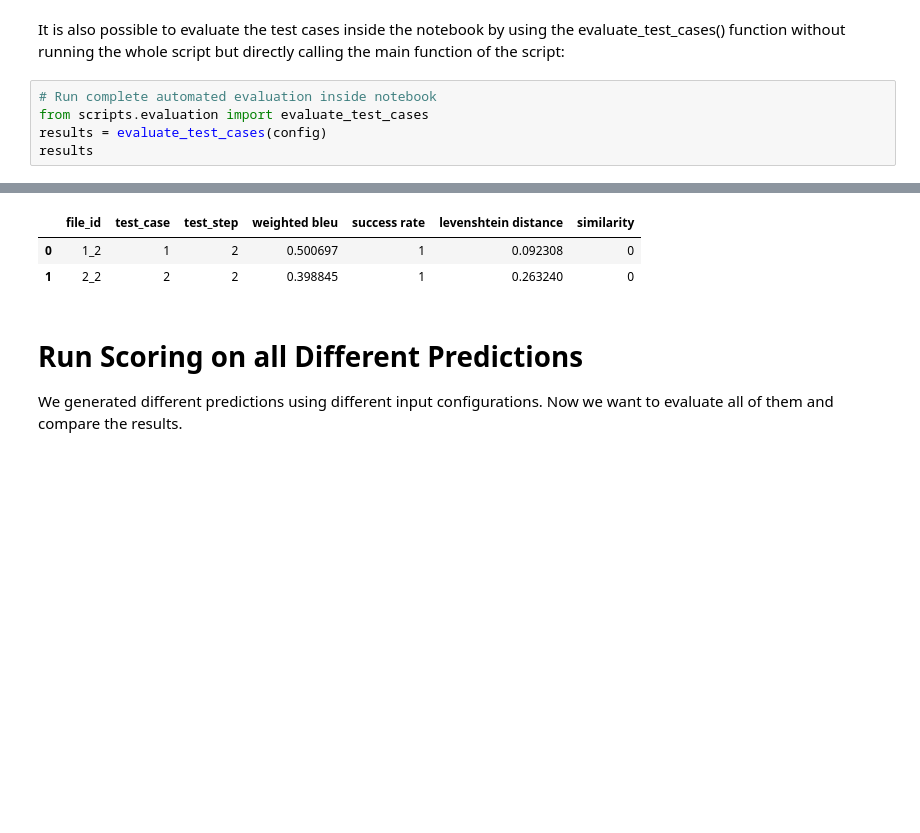
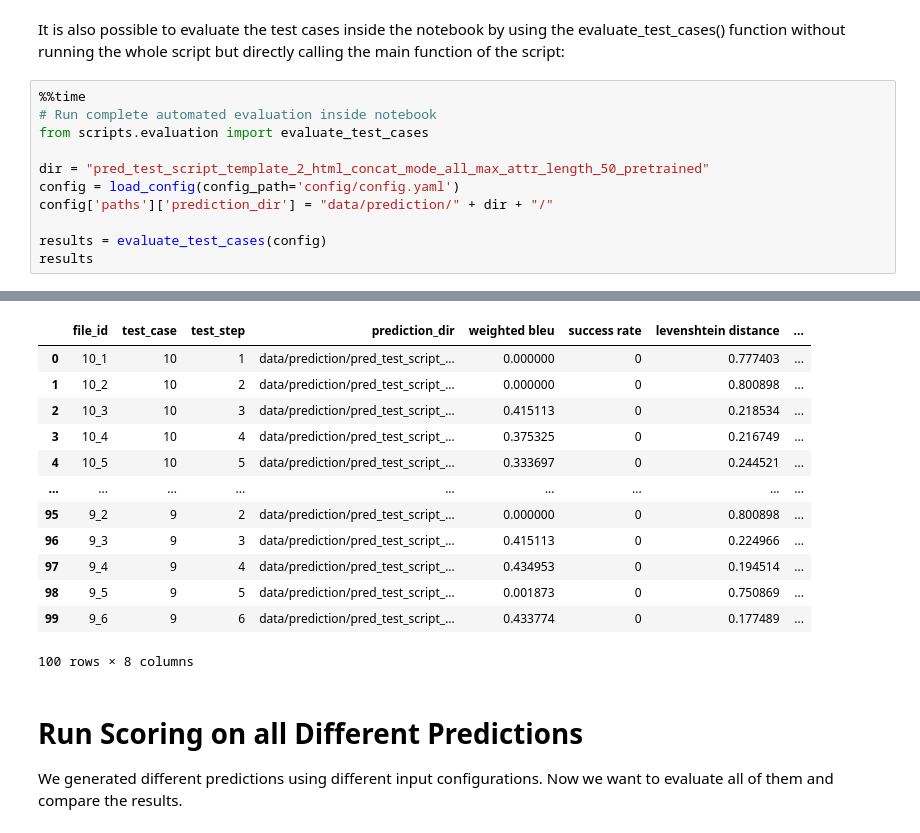
Before and after one commit to nina-prog/cadenza-playwright-llm, a Jupyter notebook: notebooks/240711_Nina_evaluation.ipynb, the cells around one changed output, grey strips where cells are left out. Drawn from its saved outputs; the diff is of its cells as text; blank space fills up the shorter version.

Commit message:
Bug Fix: playwright config for success rate

```diff
--- a/notebooks/240711_Nina_evaluation.ipynb
+++ b/notebooks/240711_Nina_evaluation.ipynb
@@ -134,8 +117,14 @@ data\temp\eval_run\screenshots
 # %% [markdown]
 It is also possible to evaluate the test cases inside the notebook by using the evaluate_test_cases() function without running the whole script but directly calling the main function of the script:
 # %%
+%%time
 # Run complete automated evaluation inside notebook
 from scripts.evaluation import evaluate_test_cases
+
+dir = "pred_test_script_template_2_html_concat_mode_all_max_attr_length_50_pretrained"
+config = load_config(config_path='config/config.yaml')
+config['paths']['prediction_dir'] = "data/prediction/" + dir + "/"
+
 results = evaluate_test_cases(config)
 results
 # %% [output]
@@ -159,6 +148,16 @@ data\temp\eval_run\screenshots
-|  | file_id | test_case | test_step | weighted bleu | success rate | levenshtein distance | similarity |
-| 0 | 1_2 | 1 | 2 | 0.500697 | 1 | 0.092308 | 0 |
-| 1 | 2_2 | 2 | 2 | 0.398845 | 1 | 0.263240 | 0 |
+|  | file_id | test_case | test_step | prediction_dir | weighted bleu | success rate | levenshtein distance | ... |
+| 0 | 10_1 | 10 | 1 | data/prediction/pred_test_script_... | 0.000000 | 0 | 0.777403 | ... |
+| 1 | 10_2 | 10 | 2 | data/prediction/pred_test_script_... | 0.000000 | 0 | 0.800898 | ... |
+| 2 | 10_3 | 10 | 3 | data/prediction/pred_test_script_... | 0.415113 | 0 | 0.218534 | ... |
+| 3 | 10_4 | 10 | 4 | data/prediction/pred_test_script_... | 0.375325 | 0 | 0.216749 | ... |
+| 4 | 10_5 | 10 | 5 | data/prediction/pred_test_script_... | 0.333697 | 0 | 0.244521 | ... |
+| ... | ... | ... | ... | ... | ... | ... | ... | ... |
+| 95 | 9_2 | 9 | 2 | data/prediction/pred_test_script_... | 0.000000 | 0 | 0.800898 | ... |
+| 96 | 9_3 | 9 | 3 | data/prediction/pred_test_script_... | 0.415113 | 0 | 0.224966 | ... |
+| 97 | 9_4 | 9 | 4 | data/prediction/pred_test_script_... | 0.434953 | 0 | 0.194514 | ... |
+| 98 | 9_5 | 9 | 5 | data/prediction/pred_test_script_... | 0.001873 | 0 | 0.750869 | ... |
+| 99 | 9_6 | 9 | 6 | data/prediction/pred_test_script_... | 0.433774 | 0 | 0.177489 | ... |
+100 rows × 8 columns
 # %% [markdown]
 # Run Scoring on all Different Predictions
 We generated different predictions using different input configurations. Now we want to evaluate all of them and compare the results.
```
Also changed, not shown: parts of 10 cells of this notebook, 1 other file.
